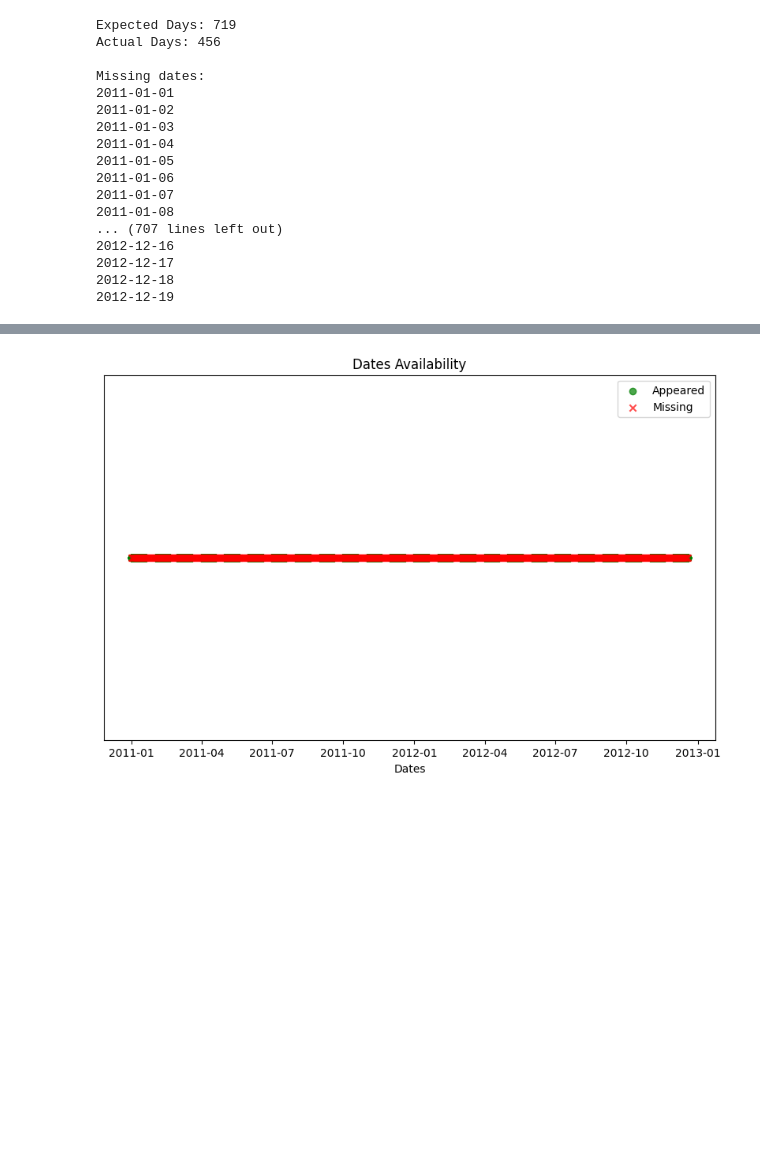
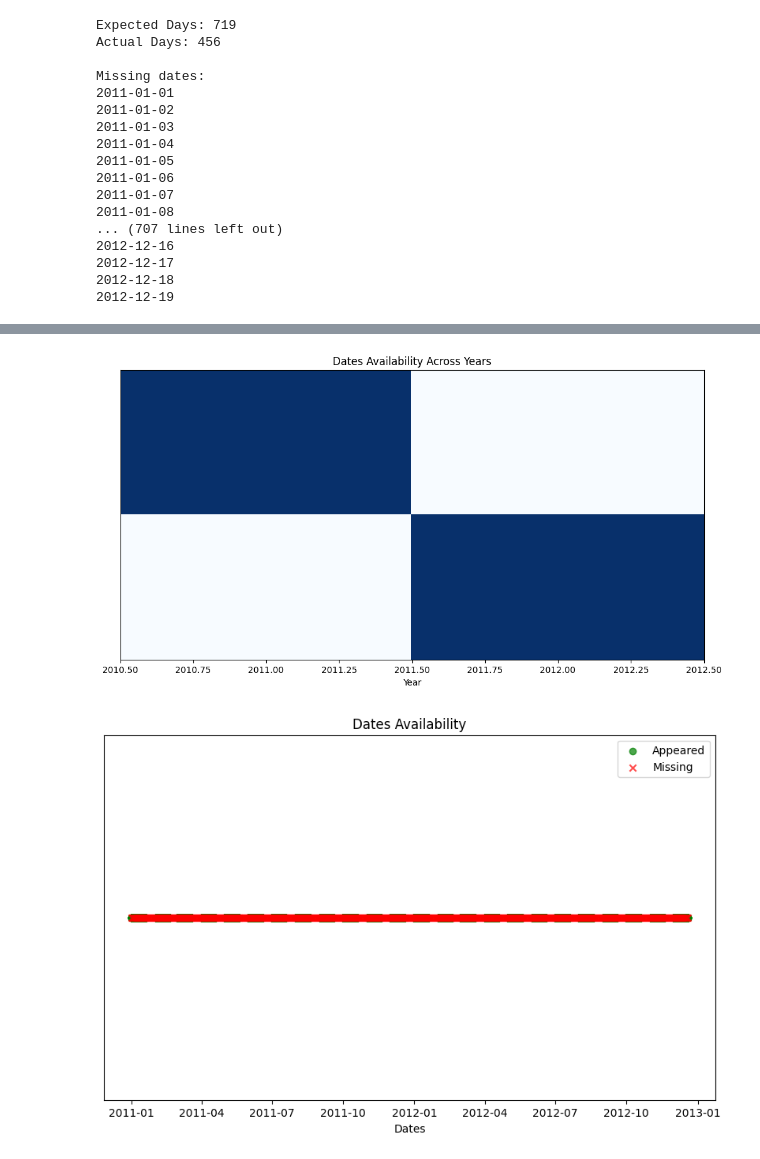
Before and after one commit to EitanBakirov/advanced-ml-dl-course, a Jupyter notebook: Assignment I/Assignment I - Group 4.ipynb, the cells around one changed output, grey strips where cells are left out. Cells and saved outputs as stored; diff of their text form; code cells hidden in the pictures; blank space fills up the shorter version.

```diff
--- a/Assignment I/Assignment I - Group 4.ipynb
+++ b/Assignment I/Assignment I - Group 4.ipynb
@@ -413,5 +449,7 @@ def timeseries_engineering(df):
   df['day'] = df['datetime'].dt.day
   df['month'] = df['datetime'].dt.month
   df['year'] = df['datetime'].dt.year
+  df['hour'] = df['datetime'].dt.hour
   df['is_weekend'] = df['datetime'].dt.dayofweek // 5
+  df = df.sort_values(by='datetime')
   return df
@@ -440,6 +483,2 @@ year                   int64
 is_weekend             int64
 dtype: object
-# %%
-# Sort the DataFrame based on the 'datetime_column'
-train_data = train_data.sort_values(by='datetime')
-train_with_labels = train_with_labels.sort_values(by='datetime')
@@ -483,12 +524,12 @@ start = pd.to_datetime(start)
 end = pd.to_datetime(end)
 
 expected_dates = pd.date_range(start, end)
-actual_dates = train_data['datetime'].unique()
+actual_dates = train_data['datetime'].dt.date.unique()
 
 # Get actual unique dates
-dates = train_data['datetime'].dt.floor('D').unique()
+# dates = train_data['datetime'].dt.floor('D').unique()
 expected_days = (end - start).days + 1
-actual_days = len(dates)
+actual_days = len(actual_dates)
 
 print(f'Expected Days: {expected_days}')
 print(f'Actual Days: {actual_days}\n')
@@ -522,0 +599,3 @@ Missing dates:
+# %%
+unique_dates = train_data['datetime'].dt.date.unique()
+unique_dates
@@ -523,3 +624,30 @@ Missing dates:
+# %%
+def plot_dates_availability(unique_dates):
+    # Convert the NumPy array to a pandas DatetimeIndex
+    unique_dates = pd.to_datetime(unique_dates)
+
+    # Create a DataFrame with binary values indicating date presence
+    df = pd.DataFrame(index=unique_dates, columns=range(min(unique_dates.year), max(unique_dates.year)+1))
+
+    for date in unique_dates:
+        df.at[date, date.year] = 1
+
+    # Fill missing values with 0
+    df = df.fillna(0)
+
+    # Create a bar plot
+    plt.figure(figsize=(12, 6))
+    plt.imshow(df.T, cmap='Blues', aspect='auto', interpolation='none', extent=[min(unique_dates.year)-0.5, max(unique_dates.year)+0.5, 0, 1])
+    plt.title('Dates Availability Across Years')
+    plt.xlabel('Year')
+    plt.yticks([])
+    plt.show()
+
+# Example usage:
+# Assuming 'unique_dates' is a pandas DatetimeIndex
+plot_dates_availability(actual_dates)
+# %% [output]
+[figure, added]
 # %%
 def plot_dates_availability(appear_dates, missing_dates):
     # Convert date strings or numpy.datetime64 objects to datetime objects considering only the day
```
Also changed, not shown: parts of 22 cells of this notebook.
